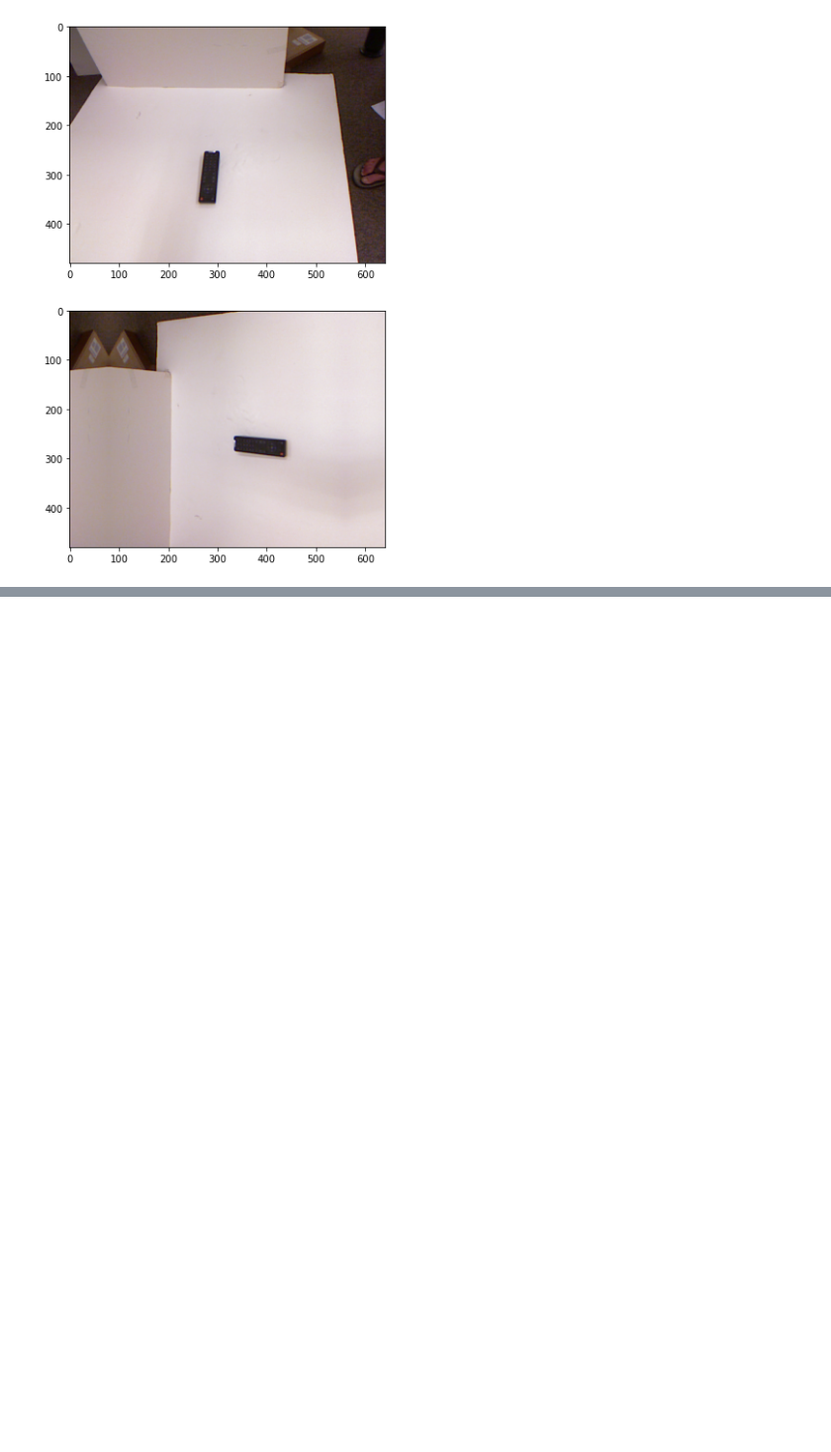
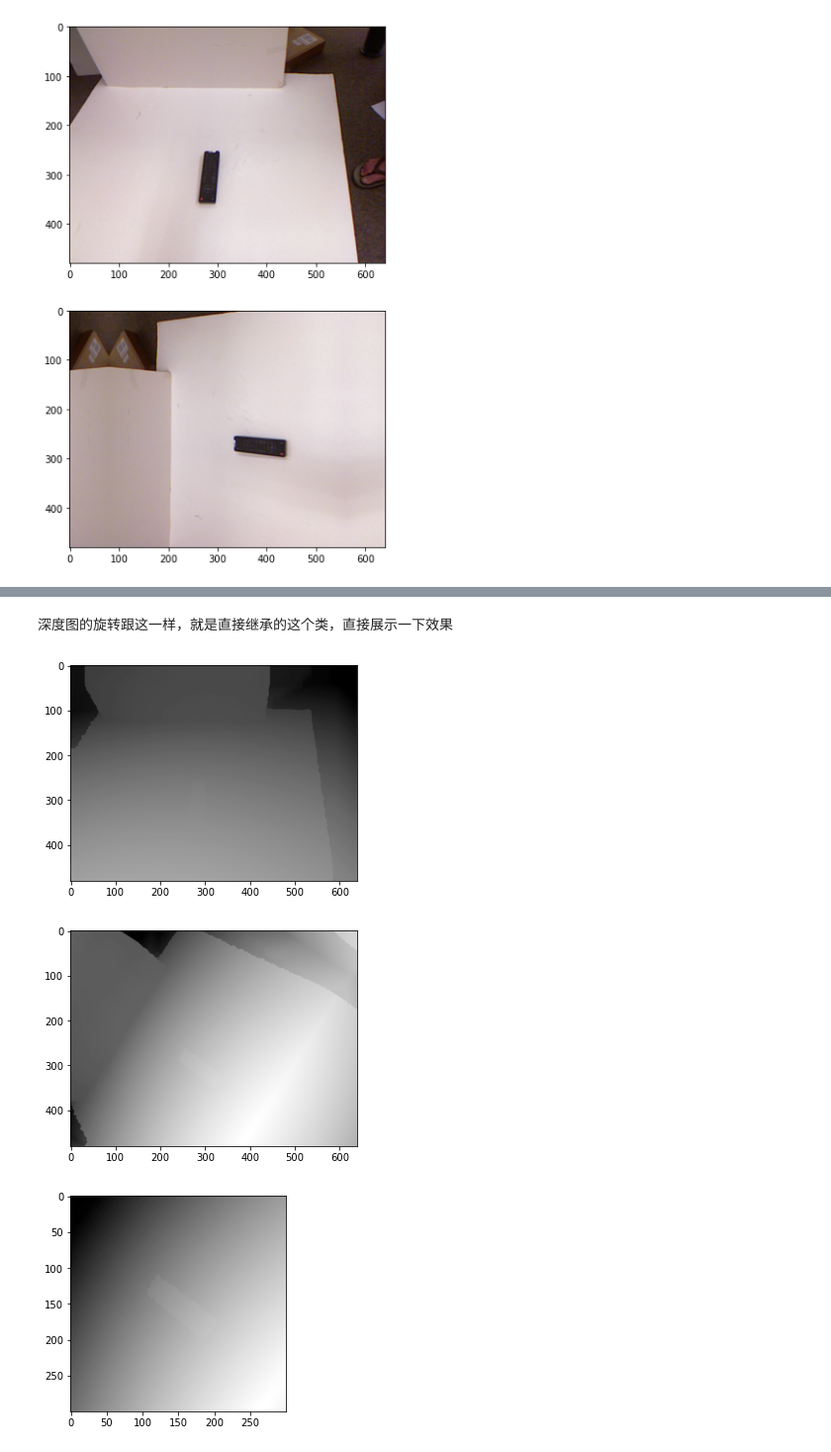
Before and after one commit to OneOneLiu/ggcnn_cornell_dataset, a Jupyter notebook: optimize/optimize.ipynb, the cells around one changed output, grey strips where cells are left out. Shown at 99% size. Cells and saved outputs as stored; diff of their text form; code cells hidden in the pictures; blank space fills up the shorter version.

```diff
--- a/optimize/optimize.ipynb
+++ b/optimize/optimize.ipynb
@@ -155,0 +158,30 @@ plt.show()
+# %% [markdown]
+深度图的旋转跟这一样，就是直接继承的这个类，直接展示一下效果
+# %%
+class DepthImage(Image):
+    '''深度图像类，读取，载入，正则等预处理都是一样的，后面可能会添加一些针对深度图的专属处理功能'''
+    def __init__(self,img):
+        super(DepthImage,self).__init__(img)
+# %%
+#读入图片
+img = DepthImage.from_file(depthf[0])
+plt.imshow(img.img,cmap=plt.cm.gray_r)
+plt.show()
+
+#获取中心坐标和角点坐标参数
+center, left, top = _get_crop_attrs(0)
+
+#以对象中心为中心旋转
+img.rotate(1,center = center)
+plt.imshow(img.img,cmap=plt.cm.gray_r)
+plt.show()
+
+#裁剪图片
+img.crop((top, left), (min(480, top + output_size), min(640, left + output_size)))
+
+plt.imshow(img.img,cmap=plt.cm.gray_r)
+plt.show()
+# %% [output]
+[figure, added]
+[figure, added]
+[figure, added]
```
Also changed, not shown: parts of 14 cells of this notebook, 1 other file.
